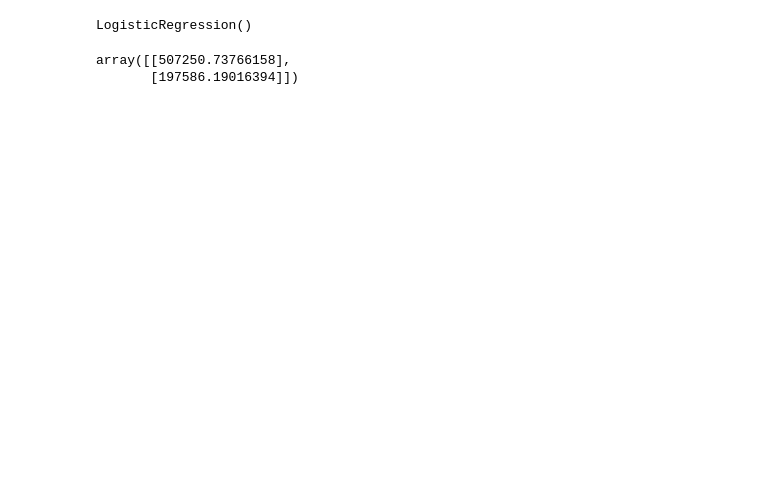
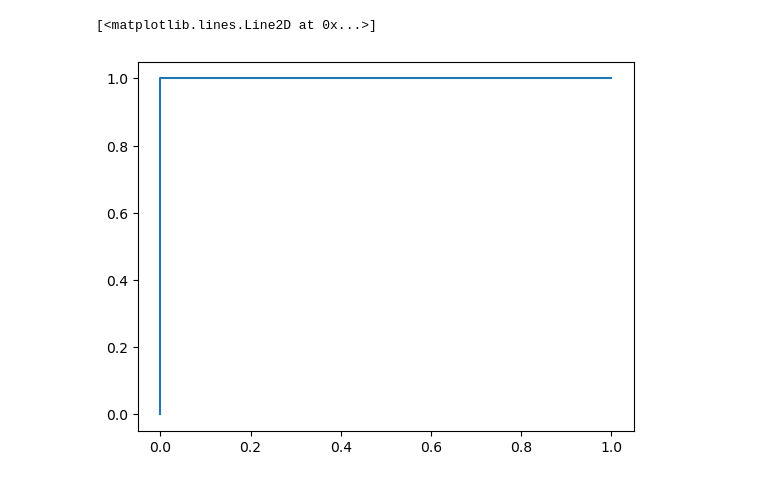
Before and after one commit to VictorVGomes/gradient_descent_applications, a Jupyter notebook: logistic_regression.ipynb, the cells around one changed output. Saved outputs shown, nothing was run; the diff lists cells and outputs as text; code cells hidden in the pictures; blank space fills up the shorter version.

```diff
--- a/logistic_regression.ipynb
+++ b/logistic_regression.ipynb
@@ -59,9 +76,7 @@ m = LogisticRegression()
-# %%
-m.fit(X, y)
-# %% [output]
-LogisticRegression()
-# %%
-logistic_gradient_f(X, y, m.coef_.reshape(-1, 1))
-# %% [output]
-array([[507250.73766158],
-       [197586.19016394]])
+# %%
+fpr, tpr, tholds = roc_curve(y, ypred_probs)
+# %%
+plt.plot(fpr, tpr,)
+# %% [output]
+[<matplotlib.lines.Line2D at 0x...>]
+[figure, added]
```
Also changed, not shown: parts of 9 cells of this notebook, 2 other files.
